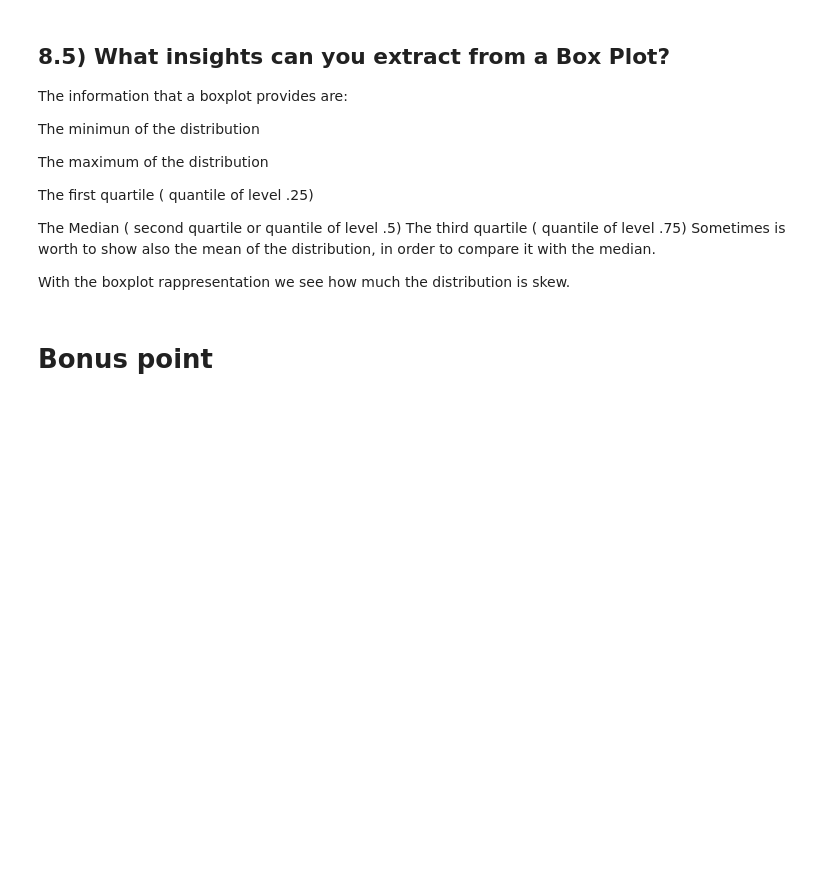
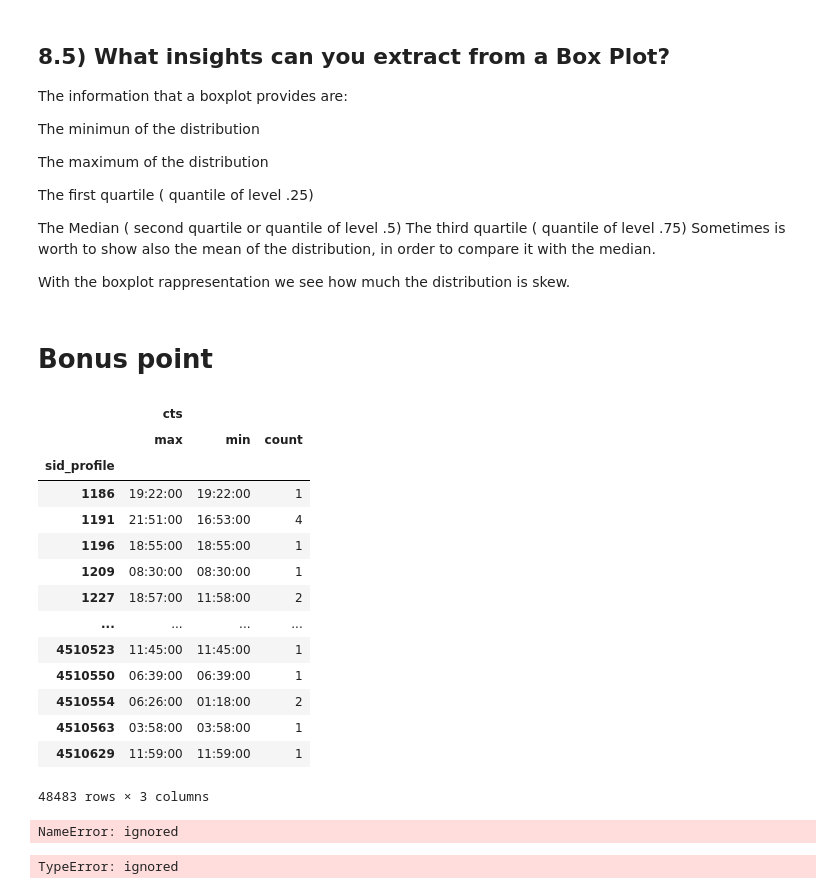
Before and after one commit to PaoloBarba/ADM_HW2, a Jupyter notebook: main.ipynb, the cells around one changed output. Cells and saved outputs as stored; diff of their text form; code cells hidden in the pictures; blank space fills up the shorter version.

```diff
--- a/main.ipynb
+++ b/main.ipynb
@@ -812,4 +813,4 @@ group_2= profiles[profiles.followers < profiles.followers.quantile(.9)]
 # %%
 posts['cts'] = pd.to_datetime(posts.cts).dt.floor('min').dt.time
 # %%
-df = pd.merge(posts , group_1, left_on="sid_profile", right_on="sid").drop('sid', axis=1)
+df = pd.merge( posts , group_1, left_on="sid_profile", right_on="sid").drop(['sid', 'followers'], axis=1)
@@ -817,0 +817,28 @@ g = df.groupby('sid_profile', group_keys=True)
+# %%
+grouping = df.groupby(df.sid_profile).aggregate(["max" , "min", "count"])
+# %%
+grouping
+# %% [output]
+|  | cts |  |  |
+|  | max | min | count |
+| sid_profile |  |  |  |
+| 1186 | 19:22:00 | 19:22:00 | 1 |
+| 1191 | 21:51:00 | 16:53:00 | 4 |
+| 1196 | 18:55:00 | 18:55:00 | 1 |
+| 1209 | 08:30:00 | 08:30:00 | 1 |
+| 1227 | 18:57:00 | 11:58:00 | 2 |
+| ... | ... | ... | ... |
+| 4510523 | 11:45:00 | 11:45:00 | 1 |
+| 4510550 | 06:39:00 | 06:39:00 | 1 |
+| 4510554 | 06:26:00 | 01:18:00 | 2 |
+| 4510563 | 03:58:00 | 03:58:00 | 1 |
+| 4510629 | 11:59:00 | 11:59:00 | 1 |
+48483 rows × 3 columns
+# %%
+ datetime.combine(date.min, end) - datetime.combine(date.min, beginning)
+# %% [output]
+NameError: ignored
+# %%
+grouping = df.groupby(df.sid_profile).apply( lambda x : x.time_between / (x.count() -1)  )
+# %% [output]
+TypeError: ignored
```
Also changed, not shown: parts of 11 cells of this notebook.
